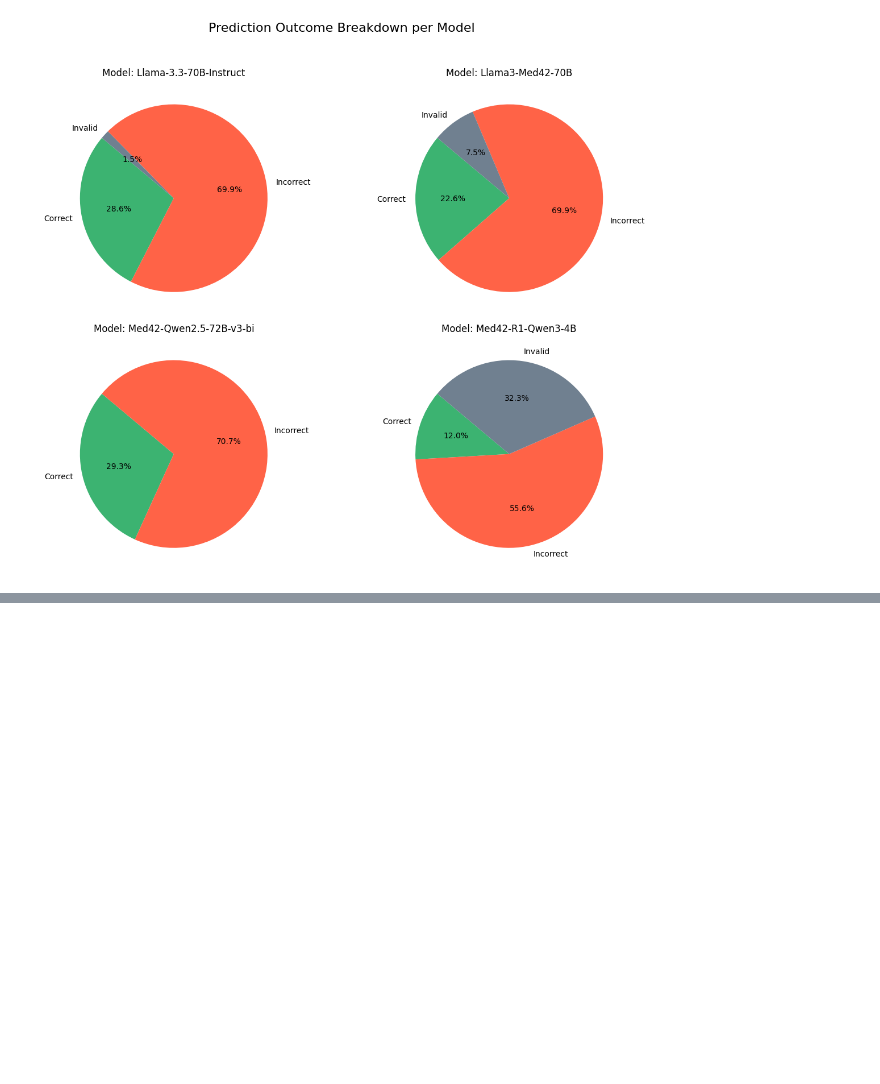
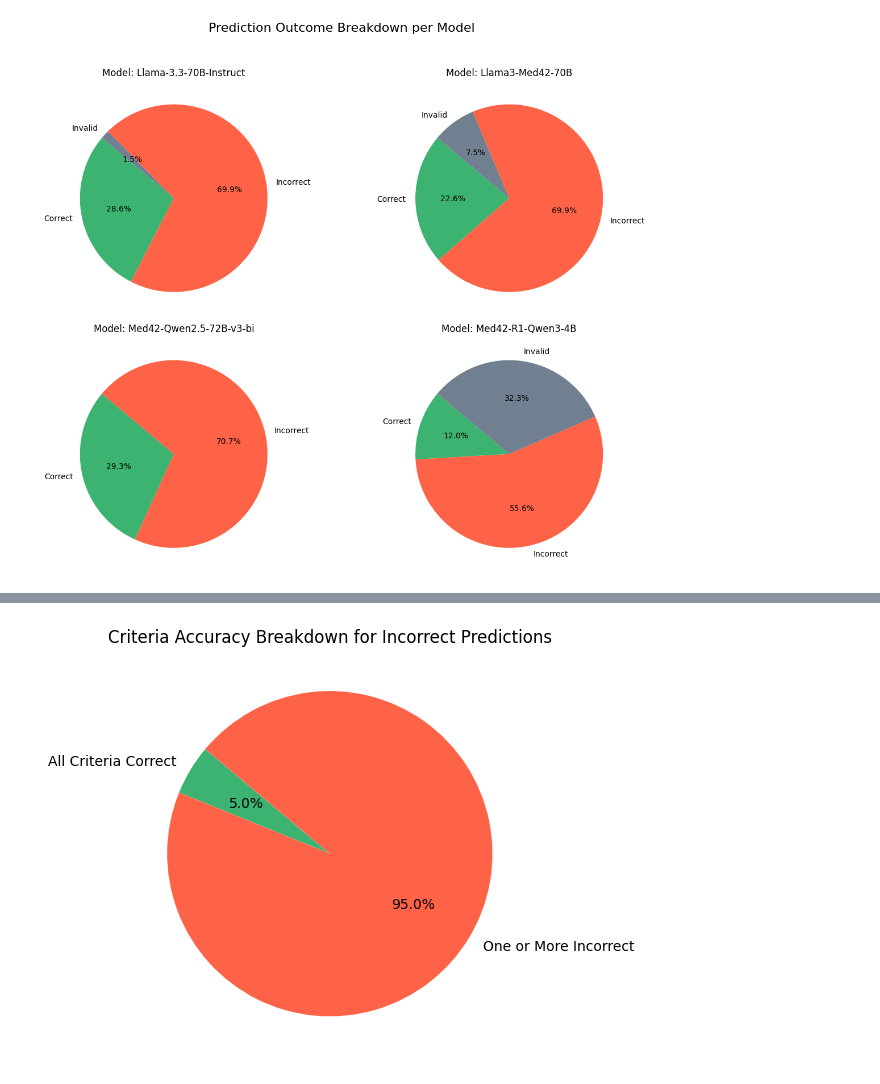
Before and after one commit to mohamed02-code/AI_agent, a Jupyter notebook: EDA_PERC_3.ipynb, the cells around one changed output, grey strips where cells are left out. Saved outputs shown, nothing was run; the diff lists cells and outputs as text; code cells hidden in the pictures; blank space fills up the shorter version.

```diff
--- a/EDA_PERC_3.ipynb
+++ b/EDA_PERC_3.ipynb
@@ -782,0 +1141,4 @@ Agent rerruning prompt invalid checkings
+# %%
+plot_criteria_accuracy_pie(parsed_json, perc_df)
+# %% [output]
+[figure, added]
```
Also changed, not shown: parts of 21 cells of this notebook.
